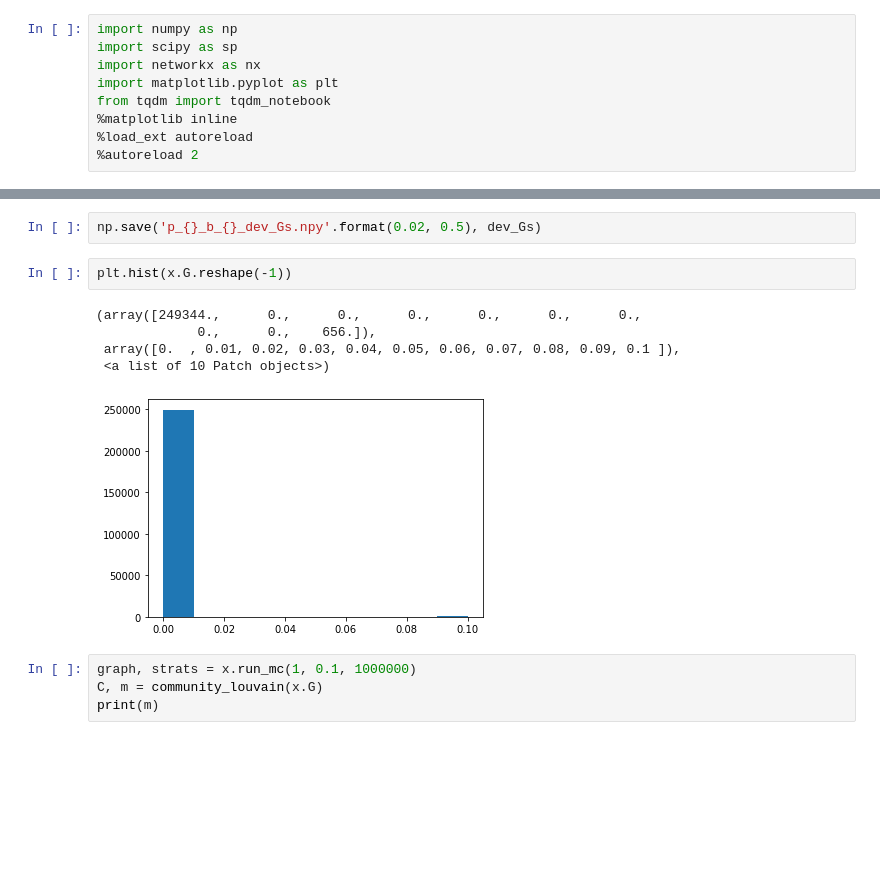
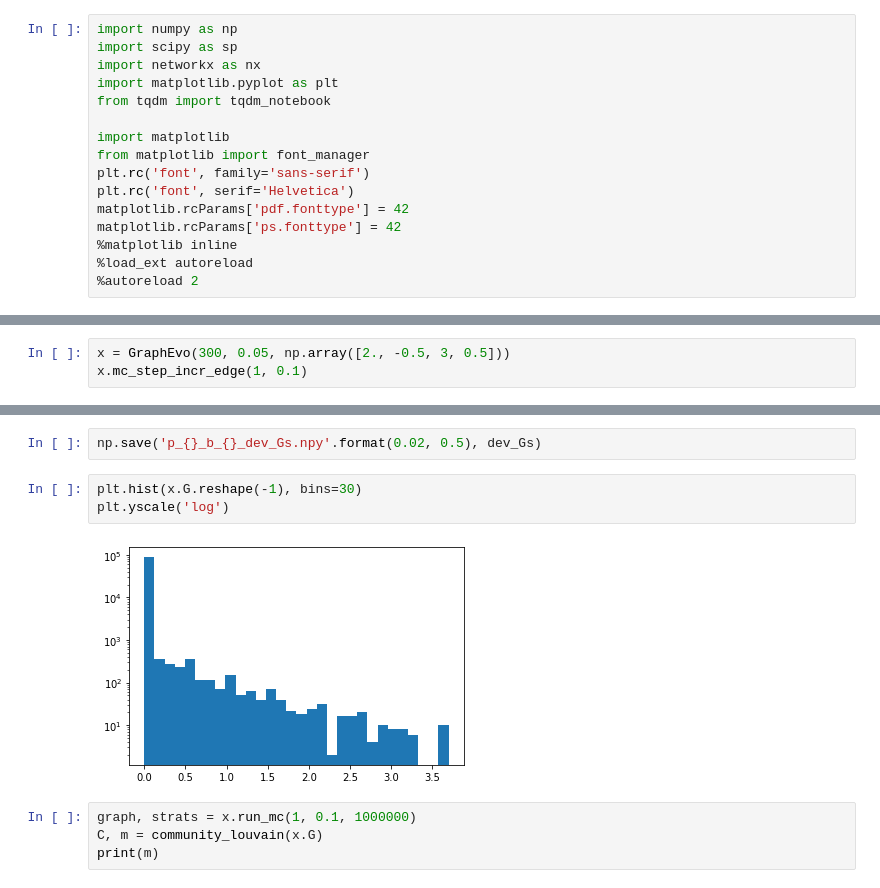
Before and after one commit to nhchristianson/graph_evolution, a Jupyter notebook: Project initial testing.ipynb, the cells around one changed output, grey strips where cells are left out. Cells and saved outputs as stored; diff of their text form; blank space fills up the shorter version.

```diff
--- a/Project initial testing.ipynb
+++ b/Project initial testing.ipynb
@@ -4,6 +4,13 @@ import scipy as sp
 import networkx as nx
 import matplotlib.pyplot as plt
 from tqdm import tqdm_notebook
+
+import matplotlib
+from matplotlib import font_manager
+plt.rc('font', family='sans-serif')
+plt.rc('font', serif='Helvetica')
+matplotlib.rcParams['pdf.fonttype'] = 42
+matplotlib.rcParams['ps.fonttype'] = 42
 %matplotlib inline
 %load_ext autoreload
 %autoreload 2
@@ -53 +455,4 @@ x.mc_step_incr_edge(1, 0.1)
+# %%
+x = GraphEvo(300, 0.05, np.array([2., -0.5, 3, 0.5]))
+x.mc_step_incr_edge(1, 0.1)
 # %%
@@ -80,13 +525,10 @@ copy done
 # %%
 np.save('p_{}_b_{}_dev_Gs.npy'.format(0.02, 0.5), dev_Gs)
 # %%
-plt.hist(x.G.reshape(-1))
+plt.hist(x.G.reshape(-1), bins=30)
+plt.yscale('log')
 # %% [output]
-(array([249344.,      0.,      0.,      0.,      0.,      0.,      0.,
-             0.,      0.,    656.]),
- array([0.  , 0.01, 0.02, 0.03, 0.04, 0.05, 0.06, 0.07, 0.08, 0.09, 0.1 ]),
- <a list of 10 Patch objects>)
-[figure, old version]
+[figure, new version]
 # %%
 graph, strats = x.run_mc(1, 0.1, 1000000)
 C, m = community_louvain(x.G)
```
Also changed, not shown: parts of 29 cells of this notebook, 12 other files.
